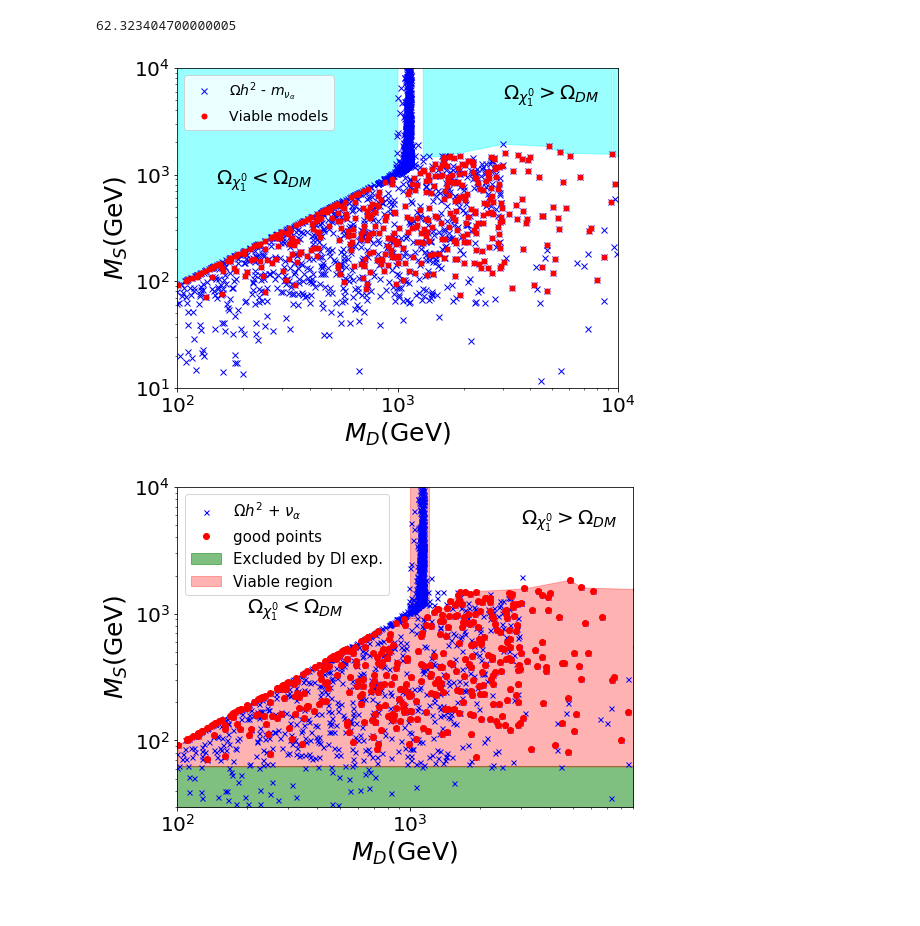
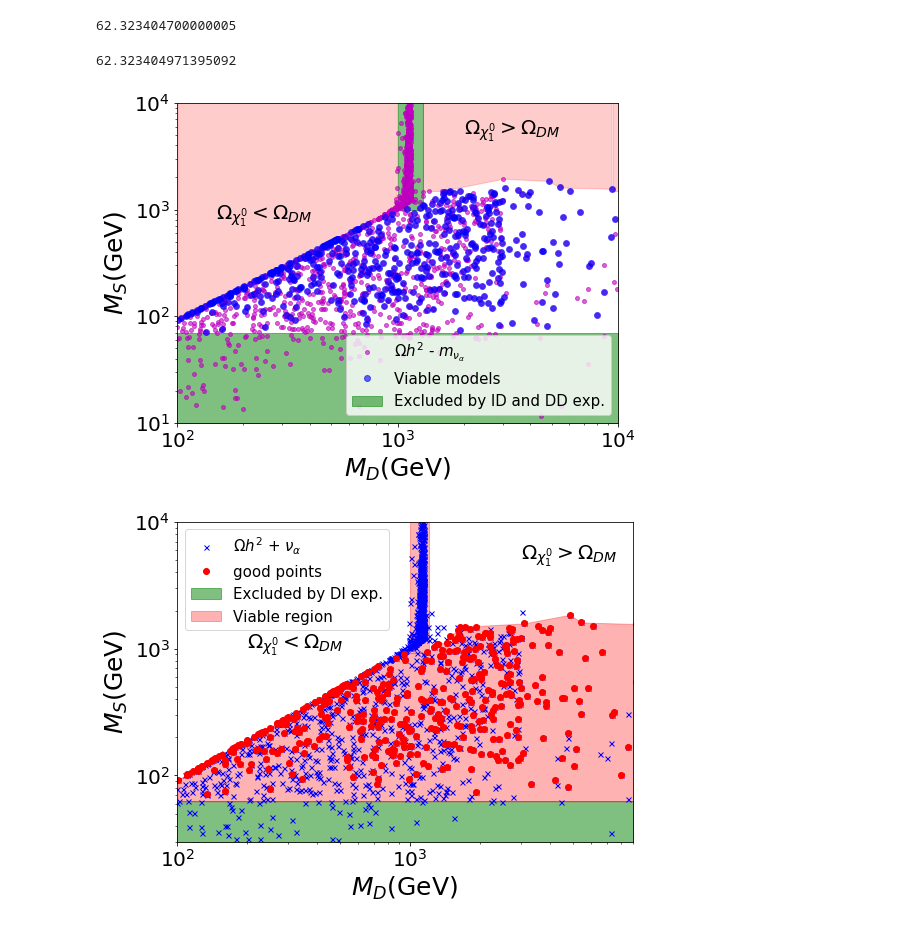
Before and after one commit to anferivera/SDdiracDM, a Jupyter notebook: run-model-general-scan.ipynb, the cells around one changed output. Drawn from its saved outputs; the diff is of its cells as text; code cells hidden in the pictures.

```diff
--- a/run-model-general-scan.ipynb
+++ b/run-model-general-scan.ipynb
@@ -1171,41 +1176,46 @@ Y6=np.asarray(Y)
 k100 = xDM[np.logical_and(xDM.MDF <1000. , xDM.vS*xDM.YRC/np.sqrt(2) > 90. )]
 
 X7,Y7 = pareto_frontier(k100['MDF'].values,(k100.vS*k100.YRC/np.sqrt(2)).values,False,True)
+# %%
+np.abs(DI.vS*DI.YRC/np.sqrt(2)).min()
+# %% [output]
+62.323404971395092
 # %%
 plt.figure(figsize=(8,6))
 
-plt.loglog(xDM.MDF, xDM.vS*xDM.YRC/np.sqrt(2),'bx',markersize=6,label=r'$\Omega h^2$ - $m_{\nu_\alpha}$ ')
+plt.loglog(xDM.MDF, xDM.vS*xDM.YRC/np.sqrt(2),'mo',markersize=4, alpha=0.6,label=r'$\Omega h^2$ - $m_{\nu_\alpha}$ ')
 
-plt.fill_between(X6, 1e5, Y6, color='cyan', alpha=.4, label=r'')
-plt.fill_between(X7, 1e5, Y7, color='cyan', alpha=.4, label=r'')
+plt.fill_between(X6, 1e5, Y6, color='r', alpha=.2, label=r'')
+plt.fill_between(X7, 1e5, Y7, color='r', alpha=.2, label=r'')
 
 # False REGION
-c = np.linspace(9460,10000, 10)
-plt.fill_between(c, 1e4, 1500, color='cyan', alpha=.4, label='')
-#c2 = np.linspace(1200,1285, 10)
-#plt.fill_between(c2, 1e4, 2000, color='cyan', alpha=.4, label='')
+c = np.linspace(9450,10000, 10)
+plt.fill_between(c, 1e4, 1500, color='r', alpha=.2, label='')
 
 #alive DI
-plt.loglog(DI.MDF, DI.vS*DI.YRC/np.sqrt(2),'ro',ms=5, label='Viable models')
+plt.loglog(DI.MDF, DI.vS*DI.YRC/np.sqrt(2),'bo', alpha=.6, ms=6, label='Viable models')
 
 #DM legend
 plt.text(150, 8.0e2, r'$\Omega_{\chi^0_1} < \Omega_{DM}$', {'color': 'k', 'fontsize': 20})
-plt.text(3000, 5.0e3, r'$\Omega_{\chi^0_1} > \Omega_{DM}$', {'color': 'k', 'fontsize': 20})
+plt.text(2000, 5.0e3, r'$\Omega_{\chi^0_1} > \Omega_{DM}$', {'color': 'k', 'fontsize': 20})
 
-#b = np.linspace(100,1e4, 10)
-#plt.fill_between(b, 10, DI.mChi1.min(), color='g', alpha=0.6, label='Excluded by DI and DD exp')
+#Region exclude by DI and ID
+b = np.linspace(100,1e4, 10)
+plt.fill_between(b, 10, 70, color='g',alpha=0.5, label='Excluded by ID and DD exp.')
+nn = np.linspace(1000,1300, 10)
+plt.fill_between(nn, 1e5, 1000, color='g',alpha=0.5,visible=True, label='')
 
-plt.legend(prop={'size':14},loc='upper left')
+plt.legend(prop={'size':15},loc='best')
 plt.xlabel(r'$M_{D}$(GeV)',size=25)
 plt.ylabel(r'$M_S$(GeV)',size=25)
 plt.xlim(1e2,10.e3)
 plt.ylim(1e1,1e4)
 
 plt.tight_layout()
 plt.savefig('plots/MSvsMD.pdf')
 #plt.show()
 # %% [output]
-[figure, old version]
+[figure, new version]
 # %%
 plt.figure(figsize=(8,6))
 
```
Also changed, not shown: parts of 29 cells of this notebook, 5 other files.
